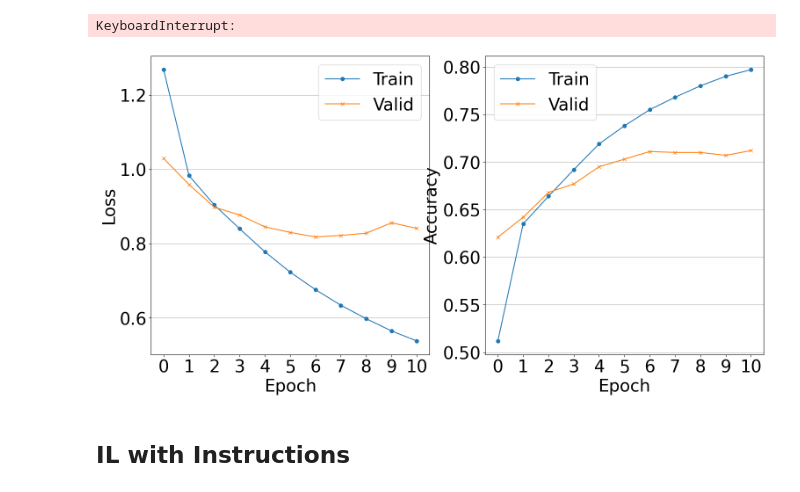
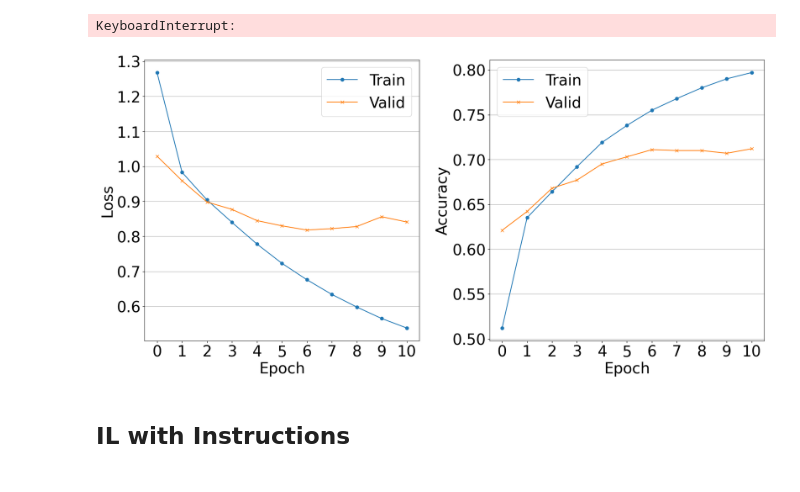
Before and after one commit to MrShininnnnn/Ask-Your-Humans, a Jupyter notebook: main.ipynb, the cells around one changed output. Cells and saved outputs as stored; diff of their text form; code cells hidden in the pictures.

```diff
--- a/main.ipynb
+++ b/main.ipynb
@@ -159,13 +166,11 @@ instr_config.teacher_forcing_rate = 0
 # %% [markdown]
 ## GO
 # %%
+train_losses, train_accuracy = [], []
+valid_losses, valid_accuracy = [], []
+
 best_valid_loss, best_valid_bleu, best_valid_tk_acc = float('inf'), float('inf'), float('inf')
 valid_epoch, best_epoch = 0, None
-
-train_losses = []
-train_accuracy = []
-valid_losses = []
-valid_accuracy = []
 
 for epoch in range(instr_config.epochs):
     # train
@@ -314,23 +323,21 @@ writer = SummaryWriter() if il_config.summary_writer else None
 # %% [markdown]
 ### GO
 # %%
+train_losses, train_accuracy = [], []
+valid_losses, valid_accuracy = [], []
+
 best_valid_loss, best_valid_acc, best_valid_reward= float('inf'), float('inf'), float('inf')
 valid_epoch, best_epoch = 0, None
-
-train_loss = []
-train_accuracy = []
-valid_loss = []
-valid_accuracy = []
 
 for epoch in range(il_config.epochs):
     # train
     loss, accuracy = train(epoch, train_data_loader, model, optimizer, criterion, il_config, summary_writer=writer)
-    train_loss.append(loss)
+    train_losses.append(loss)
     train_accuracy.append(accuracy)
     print('Overall Epoch: %d, train loss: %.3f, train accuracy: %.3f' % (epoch, loss, accuracy))
     # valid
     loss, accuracy = validate(epoch, validation_data_loader, model, criterion, il_config, summary_writer=writer)
-    valid_loss.append(loss)
+    valid_losses.append(loss)
     valid_accuracy.append(accuracy)
     # valid game
     sum_rewards = validate_game(epoch, model, il_config, cache=config.glove_cache)
@@ -354,32 +361,28 @@ Best Epoch: 0, valid loss: 1.046, valid accuracy: 0.611, valid sum rewards: 2.00
 Trained model saved at  /google/src/cloud/billzhou/ask_your_human/google3/experimental/users/billzhou/Ask-Your-Humans/res/cpts/IL.pt
 KeyboardInterrupt:
 # %%
-train_losses = [1.268, 0.983, 0.904, 0.840, 0.778, 0.723, 0.676, 0.634, 0.598, 0.565, 0.538]
-valid_losses = [1.029, 0.959, 0.898, 0.877, 0.845, 0.830, 0.818, 0.822, 0.828, 0.856, 0.841]
-train_accuracy = [0.512, 0.635, 0.664, 0.692, 0.719, 0.738, 0.755, 0.768, 0.780, 0.790, 0.797]
-valid_accuracy = [0.621, 0.642, 0.668, 0.677, 0.695, 0.703, 0.711, 0.710, 0.710, 0.707, 0.712]
+print(train_losses, train_accuracy)
+print(valid_losses, valid_accuracy)
 # %%
-import matplotlib.pyplot as plt
-plt.rcParams.update({'font.size': 28})
-
 fig, axes = plt.subplots(nrows=1, ncols=2, figsize=(18, 9), dpi=100)
 plot1 = axes[0].plot(range(len(train_losses)), train_losses, marker='o', label='Train')
 plot1 = axes[0].plot(range(len(train_losses)), valid_losses, marker='x', label='Valid')
 
 plot2 = axes[1].plot(range(len(train_accuracy)), train_accuracy, marker='o', label='Train')
 plot2 = axes[1].plot(range(len(train_accuracy)), valid_accuracy, marker='x', label='Valid')
 
 ylabels = ['Loss', 'Accuracy']
 for i in range(2):
     axes[i].legend()
     axes[i].set_xticks([y for y in range(len(train_losses))])
     axes[i].set_ylabel(ylabels[i])
     axes[i].set_xlabel('Epoch')
     axes[i].yaxis.grid(True)
 
-fig.savefig('instructions_generator_0_5_teacher_forcing.png')
+plt.tight_layout()
+plt.savefig(os.path.join(il_config.RESOURCE_PATH, 'img', 'IL.png'), dpi=100, bbox_inches='tight')
 # %% [output]
-[figure, old version]
+[figure, new version]
 # %% [markdown]
 ## IL with Instructions
 # %% [markdown]
```
Also changed, not shown: parts of 8 cells of this notebook, 8 other files.
